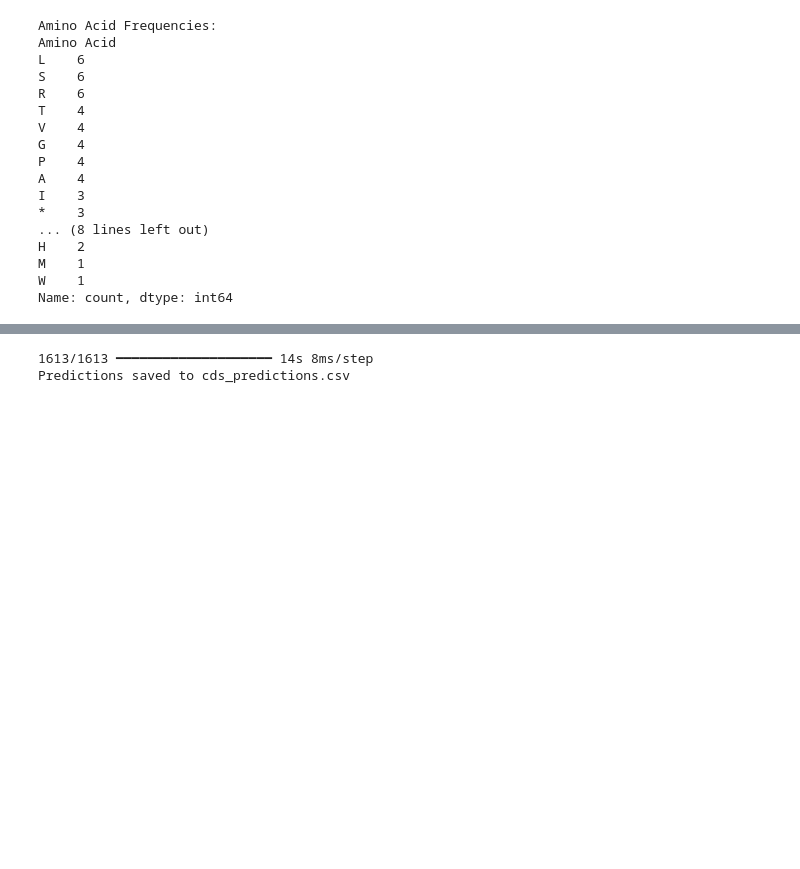
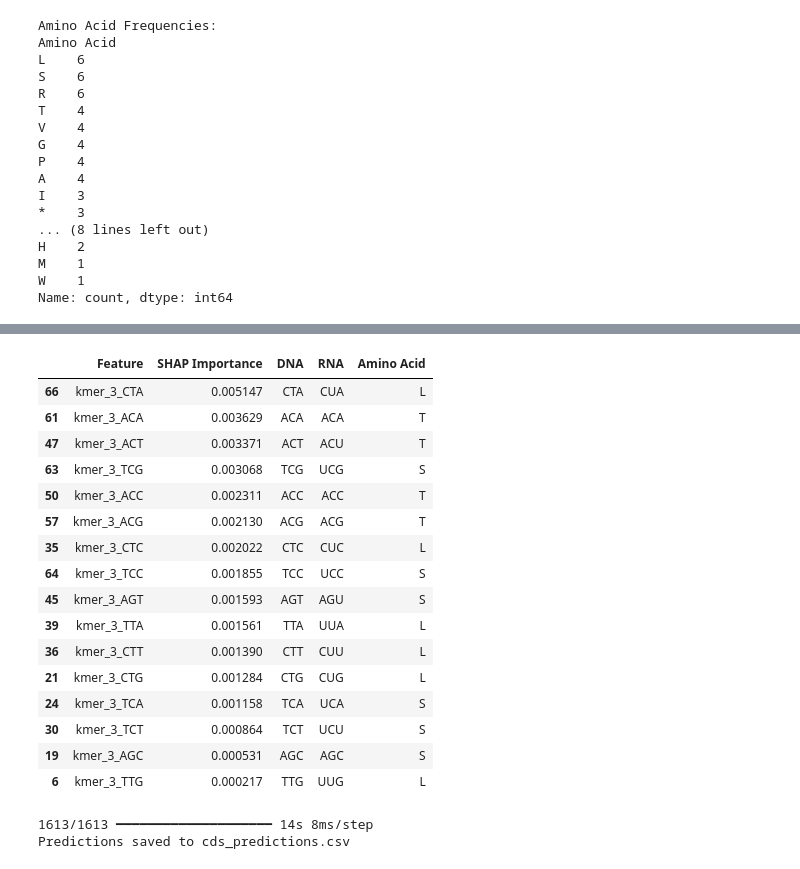
Before and after one commit to shreepatel0527/277B_Final_Project, a Jupyter notebook: most_updated_model.ipynb, the cells around one changed output, grey strips where cells are left out. Drawn from its saved outputs; the diff is of its cells as text; code cells hidden in the pictures; blank space fills up the shorter version.

```diff
--- a/most_updated_model.ipynb
+++ b/most_updated_model.ipynb
@@ -592,3 +686,29 @@ Name: count, dtype: int64
+# %%
+# Filter original DataFrame for top amino acids
+top_amino_acids = ['L', 'T', 'S']
+top_kmers = dna_rna_amino_acid_df[dna_rna_amino_acid_df['Amino Acid'].isin(top_amino_acids)]
+
+# Group by Amino Acid and sort by SHAP Importance
+top_kmer_analysis = top_kmers.sort_values(by='SHAP Importance', ascending=False)
+top_kmer_analysis
+# %% [output]
+|  | Feature | SHAP Importance | DNA | RNA | Amino Acid |
+| 66 | kmer_3_CTA | 0.005147 | CTA | CUA | L |
+| 61 | kmer_3_ACA | 0.003629 | ACA | ACA | T |
+| 47 | kmer_3_ACT | 0.003371 | ACT | ACU | T |
+| 63 | kmer_3_TCG | 0.003068 | TCG | UCG | S |
+| 50 | kmer_3_ACC | 0.002311 | ACC | ACC | T |
+| 57 | kmer_3_ACG | 0.002130 | ACG | ACG | T |
+| 35 | kmer_3_CTC | 0.002022 | CTC | CUC | L |
+| 64 | kmer_3_TCC | 0.001855 | TCC | UCC | S |
+| 45 | kmer_3_AGT | 0.001593 | AGT | AGU | S |
+| 39 | kmer_3_TTA | 0.001561 | TTA | UUA | L |
+| 36 | kmer_3_CTT | 0.001390 | CTT | CUU | L |
+| 21 | kmer_3_CTG | 0.001284 | CTG | CUG | L |
+| 24 | kmer_3_TCA | 0.001158 | TCA | UCA | S |
+| 30 | kmer_3_TCT | 0.000864 | TCT | UCU | S |
+| 19 | kmer_3_AGC | 0.000531 | AGC | AGC | S |
+| 6 | kmer_3_TTG | 0.000217 | TTG | UUG | L |
 # %%
 
 def parse_fasta_file(file_path):
```
Also changed, not shown: parts of 6 cells of this notebook, 1 other file.
